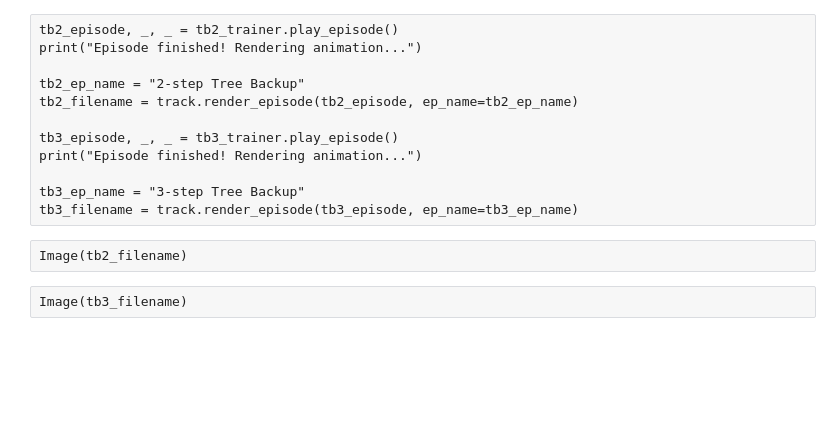
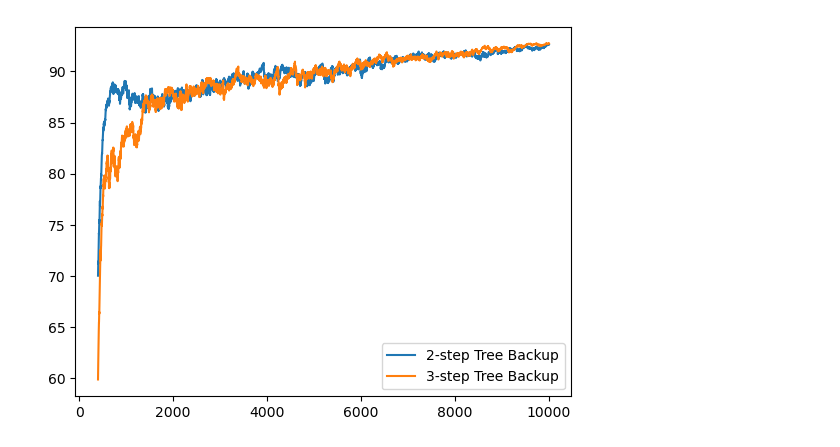
Before and after one commit to Fittiboy/journey, a Jupyter notebook: 999 - New agents testing.ipynb, the cells around one changed output. Cells and saved outputs as stored; diff of their text form; code cells hidden in the pictures; blank space fills up the shorter version.

```diff
--- a/999 - New agents testing.ipynb
+++ b/999 - New agents testing.ipynb
@@ -69,15 +56,0 @@ Receiving!
-# %%
-#Q, lens, rets = updates[0]
-lens, rets = updates[0]
-#tb2_agent.Q = Q
-tb2_agent.ep_lengths = lens
-tb2_agent.ep_returns = rets
-#Q, lens, rets = updates[1]
-lens, rets = updates[1]
-#tb3_agent.Q = Q
-tb3_agent.ep_lengths = lens
-tb3_agent.ep_returns = rets
-# %%
-xs, ys = tb2_agent.smoothed_ep_returns(100)
-plt.plot(xs[150:], ys[150:])
-plt.show()
@@ -107,16 +57,20 @@ plt.show()
-# %% [raw]
-tb2_episode, _, _ = tb2_trainer.play_episode()
-print("Episode finished! Rendering animation...")
-
-tb2_ep_name = "2-step Tree Backup"
-tb2_filename = track.render_episode(tb2_episode, ep_name=tb2_ep_name)
-
-tb3_episode, _, _ = tb3_trainer.play_episode()
-print("Episode finished! Rendering animation...")
-
-tb3_ep_name = "3-step Tree Backup"
-tb3_filename = track.render_episode(tb3_episode, ep_name=tb3_ep_name)
-# %% [raw]
-Image(tb2_filename)
-# %% [raw]
-Image(tb3_filename)
+# %%
+num_episodes = 10_000
+num_runs = 5
+
+pool = TrainPool([tb2_agent, tb3_agent], track, quiet=True)
+tb2_agent, tb3_agent = pool.train_average(num_episodes, num_runs)
+# %%
+trail_length = 70
+start_from = 400
+
+for agent, name in [
+    (tb2_agent, "2-step Tree Backup"), (tb3_agent, "3-step Tree Backup")
+     ]:
+    xs, ys = agent.smoothed_ep_returns(trail_length)
+    plt.plot(xs[start_from:], ys[start_from:], label=name)
+
+plt.legend()
+plt.show()
+# %% [output]
+[figure, added]
```
Also changed, not shown: parts of 9 cells of this notebook, 3 other files.
